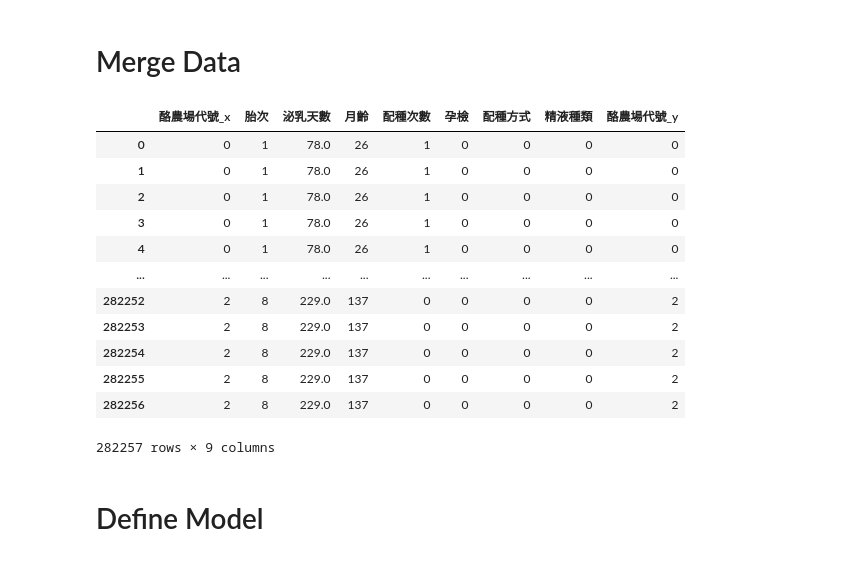
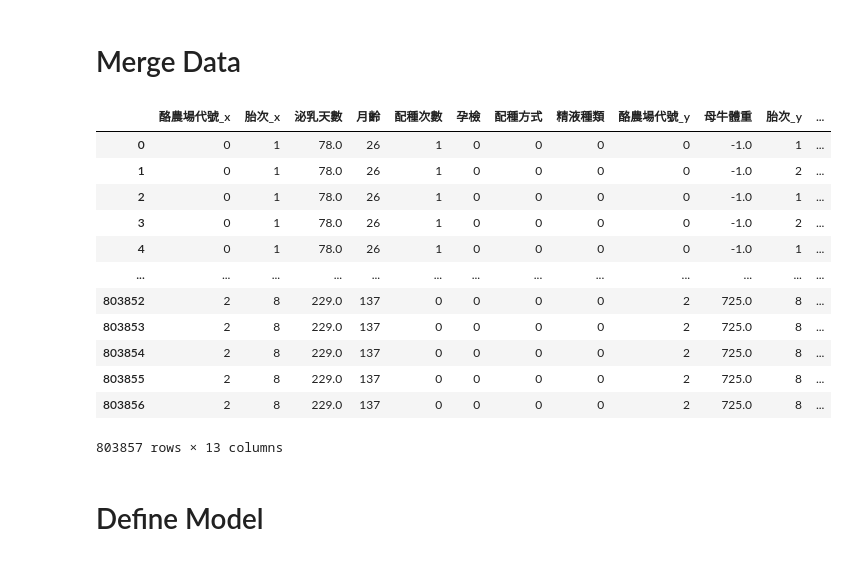
Before and after one commit to kevin879275/DL_FinalProject, a Jupyter notebook: main.ipynb, the cells around one changed output. Saved outputs shown, nothing was run; the diff lists cells and outputs as text; code cells hidden in the pictures.

```diff
--- a/main.ipynb
+++ b/main.ipynb
@@ -137,3 +137,12 @@ Test_breed_x
 | 21048 | 6187442 | 0 | 0 | 0 | 2 |
 | 21049 | 6187446 | 0 | 0 | 0 | 2 |
 4319 rows × 5 columns
+# %%
+# birth feature
+birth_drop_columns = ['分娩日期', '乾乳日期', '犢牛編號1', '犢牛編號2', '登錄日期', '計算胎次', '犢牛體型', '犢牛性別']
+birth_x = birth.drop(columns=birth_drop_columns, axis = 1)
+# birth_x.describe(include = ['O'])
+birth_x['酪農場代號'] = birth_x['酪農場代號'].map(mapping)
+Train_birth_x = birth_x.loc[birth_x['乳牛編號'].isin(Train_Number)]
+Test_birth_x = birth_x.loc[birth_x['乳牛編號'].isin(Test_Number)]
+Train_birth_x
@@ -169,24 +192,25 @@ Test_breed_x
 # Merge Data
 # %%
 x = pd.merge(Train_report_x, Train_breed_x, on = '乳牛編號')
+x = pd.merge(x, Train_birth_x, on = '乳牛編號')
 y = x['乳量'].values
 x = x.drop(columns = ['乳牛編號','乳量'], axis = 1)
 #res
 x
 # %% [output]
-|  | 酪農場代號_x | 胎次 | 泌乳天數 | 月齡 | 配種次數 | 孕檢 | 配種方式 | 精液種類 | 酪農場代號_y |
-| 0 | 0 | 1 | 78.0 | 26 | 1 | 0 | 0 | 0 | 0 |
-| 1 | 0 | 1 | 78.0 | 26 | 1 | 0 | 0 | 0 | 0 |
-| 2 | 0 | 1 | 78.0 | 26 | 1 | 0 | 0 | 0 | 0 |
-| 3 | 0 | 1 | 78.0 | 26 | 1 | 0 | 0 | 0 | 0 |
-| 4 | 0 | 1 | 78.0 | 26 | 1 | 0 | 0 | 0 | 0 |
-| ... | ... | ... | ... | ... | ... | ... | ... | ... | ... |
-| 282252 | 2 | 8 | 229.0 | 137 | 0 | 0 | 0 | 0 | 2 |
-| 282253 | 2 | 8 | 229.0 | 137 | 0 | 0 | 0 | 0 | 2 |
-| 282254 | 2 | 8 | 229.0 | 137 | 0 | 0 | 0 | 0 | 2 |
-| 282255 | 2 | 8 | 229.0 | 137 | 0 | 0 | 0 | 0 | 2 |
-| 282256 | 2 | 8 | 229.0 | 137 | 0 | 0 | 0 | 0 | 2 |
+|  | 酪農場代號_x | 胎次_x | 泌乳天數 | 月齡 | 配種次數 | 孕檢 | 配種方式 | 精液種類 | 酪農場代號_y | 母牛體重 | 胎次_y | ... |
+| 0 | 0 | 1 | 78.0 | 26 | 1 | 0 | 0 | 0 | 0 | -1.0 | 1 | ... |
+| 1 | 0 | 1 | 78.0 | 26 | 1 | 0 | 0 | 0 | 0 | -1.0 | 2 | ... |
+| 2 | 0 | 1 | 78.0 | 26 | 1 | 0 | 0 | 0 | 0 | -1.0 | 1 | ... |
+| 3 | 0 | 1 | 78.0 | 26 | 1 | 0 | 0 | 0 | 0 | -1.0 | 2 | ... |
+| 4 | 0 | 1 | 78.0 | 26 | 1 | 0 | 0 | 0 | 0 | -1.0 | 1 | ... |
+| ... | ... | ... | ... | ... | ... | ... | ... | ... | ... | ... | ... | ... |
+| 803852 | 2 | 8 | 229.0 | 137 | 0 | 0 | 0 | 0 | 2 | 725.0 | 8 | ... |
+| 803853 | 2 | 8 | 229.0 | 137 | 0 | 0 | 0 | 0 | 2 | 725.0 | 8 | ... |
+| 803854 | 2 | 8 | 229.0 | 137 | 0 | 0 | 0 | 0 | 2 | 725.0 | 8 | ... |
+| 803855 | 2 | 8 | 229.0 | 137 | 0 | 0 | 0 | 0 | 2 | 725.0 | 8 | ... |
+| 803856 | 2 | 8 | 229.0 | 137 | 0 | 0 | 0 | 0 | 2 | 725.0 | 8 | ... |
-282257 rows × 9 columns
+803857 rows × 13 columns
 # %% [markdown]
 # Define Model
 # %%
```
Also changed, not shown: parts of 9 cells of this notebook.
